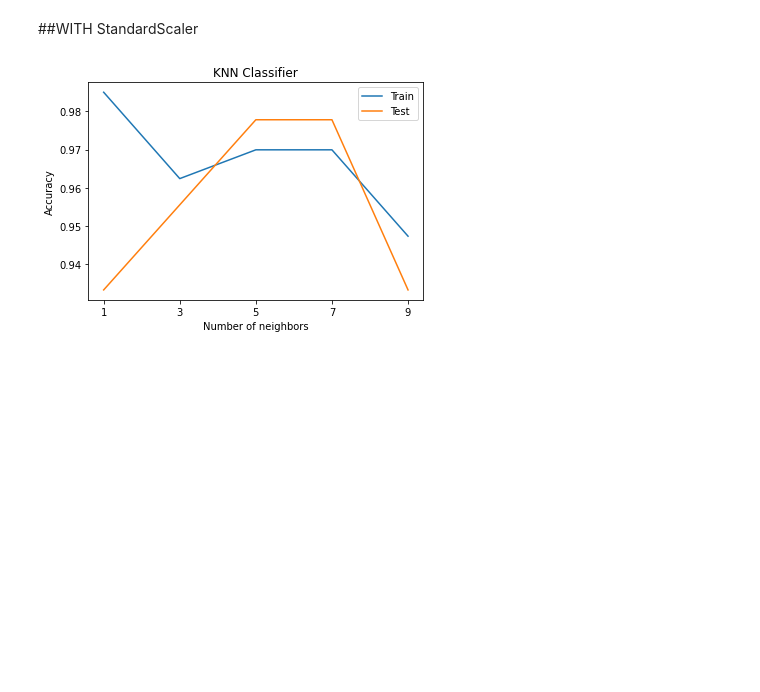
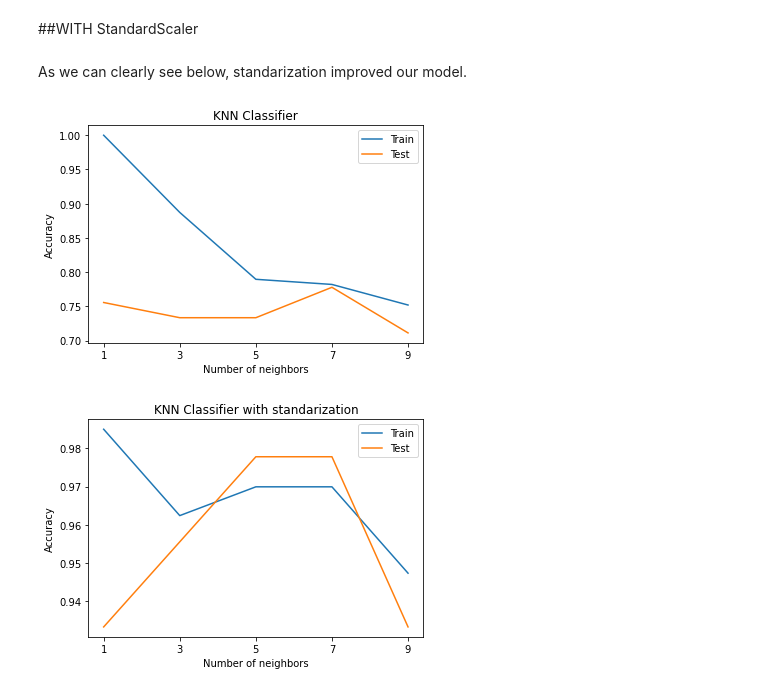
Before and after one commit to ChojnackiKRZ/01_evaluation_KNN, a Jupyter notebook: 01_evaluation_KNN.ipynb, the cells around one changed output. Saved outputs shown, nothing was run; the diff lists cells and outputs as text; code cells hidden in the pictures; blank space fills up the shorter version.

```diff
--- a/01_evaluation_KNN.ipynb
+++ b/01_evaluation_KNN.ipynb
@@ -83,15 +83,28 @@ for n in range(1, 11):
     knn.fit(X_train_std, y_train)
     train_KNN_std_list.append(knn.score(X_train_std, y_train))
     test_KNN_std_list.append(knn.score(X_test_std, y_test))
+# %% [markdown]
+As we can clearly see below, standarization improved our model.
 # %%
 xi = list(range(len(x_values)))
-plt.plot(xi, train_KNN_std_list, label = 'Train')
-plt.plot(xi, test_KNN_std_list, label = 'Test')
+plt.plot(xi, train_KNN_list, label = 'Train')
+plt.plot(xi, test_KNN_list, label = 'Test')
 plt.xlabel("Number of neighbors")
 plt.ylabel("Accuracy")
 plt.title("KNN Classifier")
 plt.xticks(xi, x_values)
 plt.legend()
 plt.show()
+
+xi = list(range(len(x_values)))
+plt.plot(xi, train_KNN_std_list, label = 'Train')
+plt.plot(xi, test_KNN_std_list, label = 'Test')
+plt.xlabel("Number of neighbors")
+plt.ylabel("Accuracy")
+plt.title("KNN Classifier with standarization")
+plt.xticks(xi, x_values)
+plt.legend()
+plt.show()
 # %% [output]
-[figure, old version]
+[figure, new version]
+[figure, added]
```
